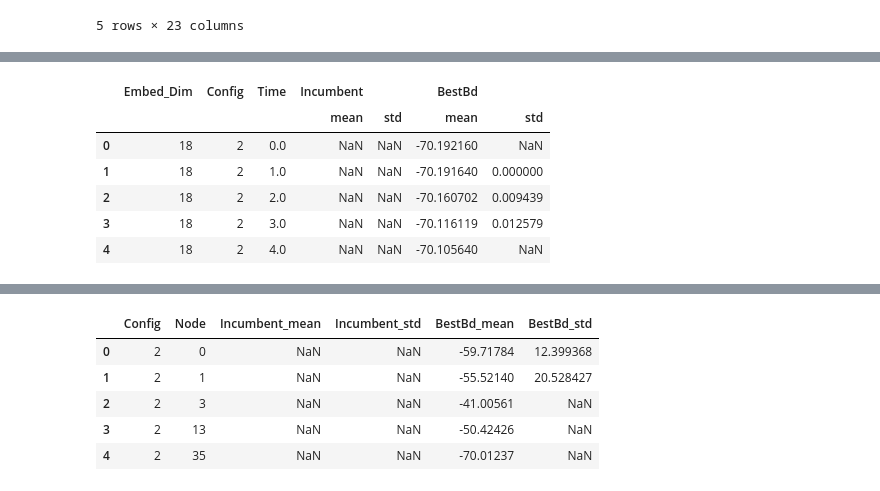
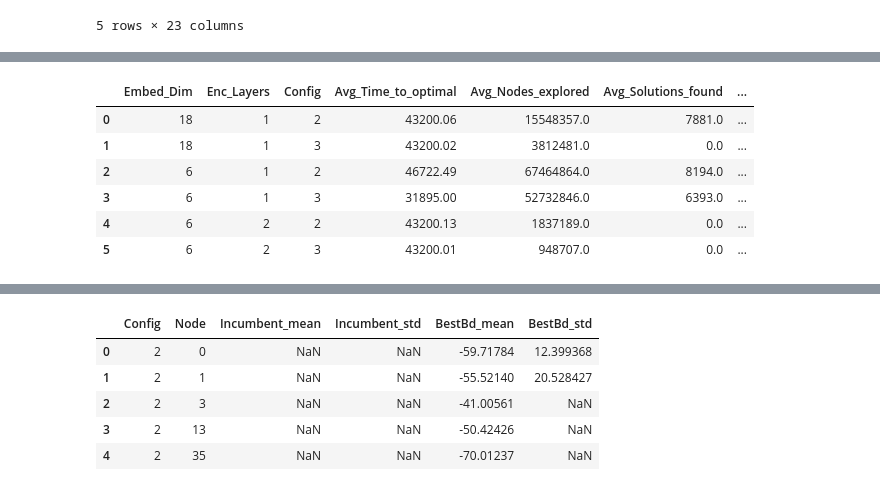
Before and after one commit to s-hallsworth/Transformer_Formulation, a Jupyter notebook: Case_Study_1/analyse_results_veri.ipynb, the cells around one changed output, grey strips where cells are left out. Cells and saved outputs as stored; diff of their text form; code cells hidden in the pictures.

```diff
--- a/Case_Study_1/analyse_results_veri.ipynb
+++ b/Case_Study_1/analyse_results_veri.ipynb
@@ -134,22 +135,36 @@ average_metrics
 | 4 | 6 | 2 | 2 | 43200.13 | 1837189.0 | 0.0 | ... |
 | 5 | 6 | 2 | 3 | 43200.01 | 948707.0 | 0.0 | ... |
-# %%
-# select only enc layers = 1 --> compare embed dim = 6, 18
-grouped_nl = nl.groupby(['Embed_Dim', 'Config', 'Time']).agg({
-    'Incumbent': ['mean', 'std'],
-    'BestBd': ['mean', 'std']
-}).reset_index()
-
-configs = grouped_nl[['Embed_Dim', 'Config']].drop_duplicates().values
-grouped_nl.head()
-# %% [output]
-|  | Embed_Dim | Config | Time | Incumbent |  | BestBd |  |
-|  |  |  |  | mean | std | mean | std |
-| 0 | 18 | 2 | 0.0 | NaN | NaN | -70.192160 | NaN |
-| 1 | 18 | 2 | 1.0 | NaN | NaN | -70.191640 | 0.000000 |
-| 2 | 18 | 2 | 2.0 | NaN | NaN | -70.160702 | 0.009439 |
-| 3 | 18 | 2 | 3.0 | NaN | NaN | -70.116119 | 0.012579 |
-| 4 | 18 | 2 | 4.0 | NaN | NaN | -70.105640 | NaN |
+# %%
+# 1 rep --> nothing to avg over
+group_metrics = (
+    nl2.groupby(['Embed_Dim', 'Enc_Layers', 'Config', 'Time']).agg(
+        Incumbent_mean=('Incumbent', 'mean'),
+        Incumbent_std=('Incumbent', 'std'),
+        BestBd_mean=('BestBd', 'mean'),
+        BestBd_std=('BestBd', 'std')
+    )
+    .reset_index()
+)
+
+# Average the metrics for each unique combination of Embed_Dim, Enc_Layers, and Config
+#grouped_nl = group_metrics.groupby(['Embed_Dim', 'Enc_Layers', 'Config']) #.mean(numeric_only=True).reset_index()
+
+# # Display the resulting DataFrame
+# grouped_nl.columns = ['Embed_Dim', 'Enc_Layers', 'Config', 'Time', 'Incumbent_mean', 'Incumbent_std', 'BestBd_mean', 'BestBd_std']
+
+grouped_nl = nl # 1 rep
+grouped_nl['Incumbent_mean'] = grouped_nl['Incumbent']
+grouped_nl['BestBd_mean'] = grouped_nl['BestBd']
+configs = grouped_nl[['Embed_Dim', 'Enc_Layers', 'Config']].drop_duplicates().values
+average_metrics
+# %% [output]
+|  | Embed_Dim | Enc_Layers | Config | Avg_Time_to_optimal | Avg_Nodes_explored | Avg_Solutions_found | ... |
+| 0 | 18 | 1 | 2 | 43200.06 | 15548357.0 | 7881.0 | ... |
+| 1 | 18 | 1 | 3 | 43200.02 | 3812481.0 | 0.0 | ... |
+| 2 | 6 | 1 | 2 | 46722.49 | 67464864.0 | 8194.0 | ... |
+| 3 | 6 | 1 | 3 | 31895.00 | 52732846.0 | 6393.0 | ... |
+| 4 | 6 | 2 | 2 | 43200.13 | 1837189.0 | 0.0 | ... |
+| 5 | 6 | 2 | 3 | 43200.01 | 948707.0 | 0.0 | ... |
 # %%
 configs
 # %% [output]
```
Also changed, not shown: parts of 7 cells of this notebook, 1 other file.
